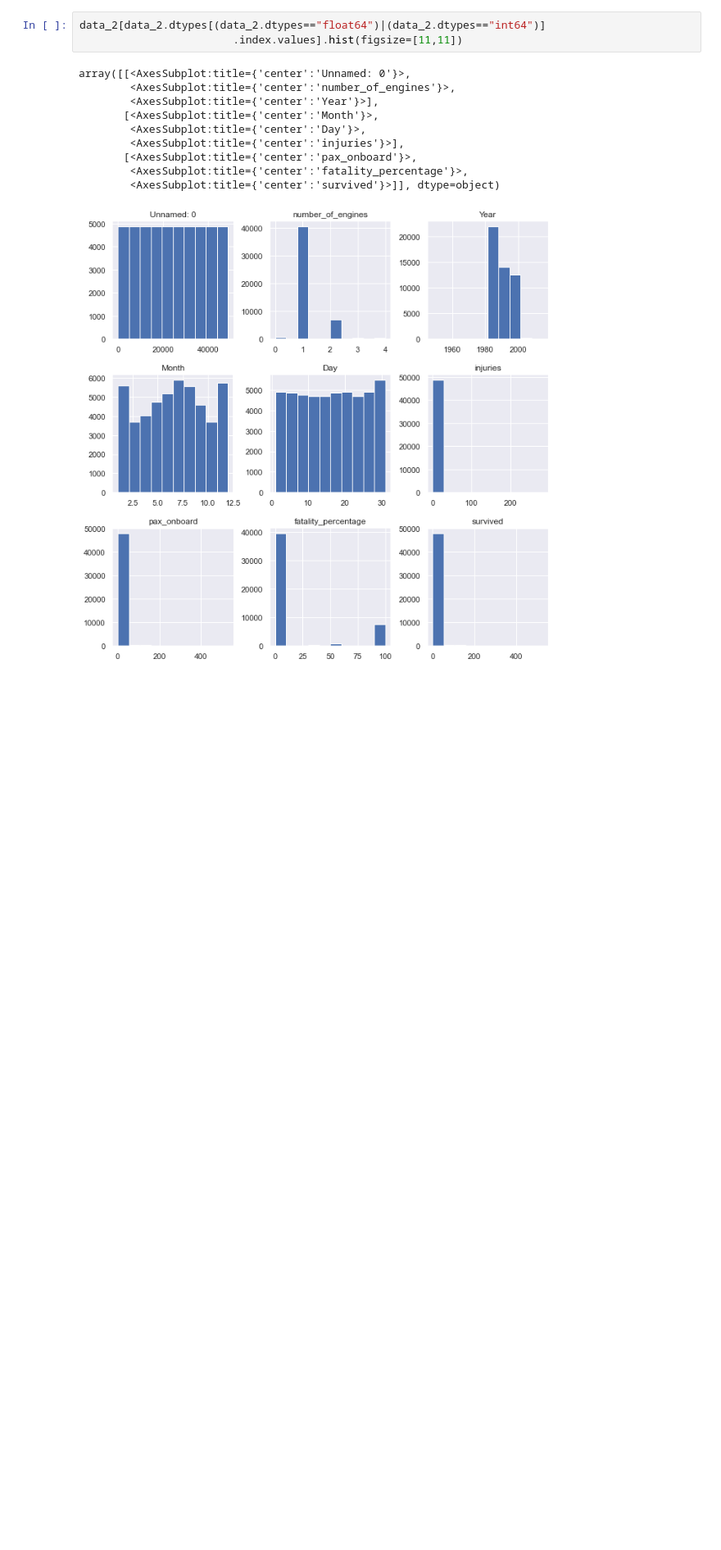
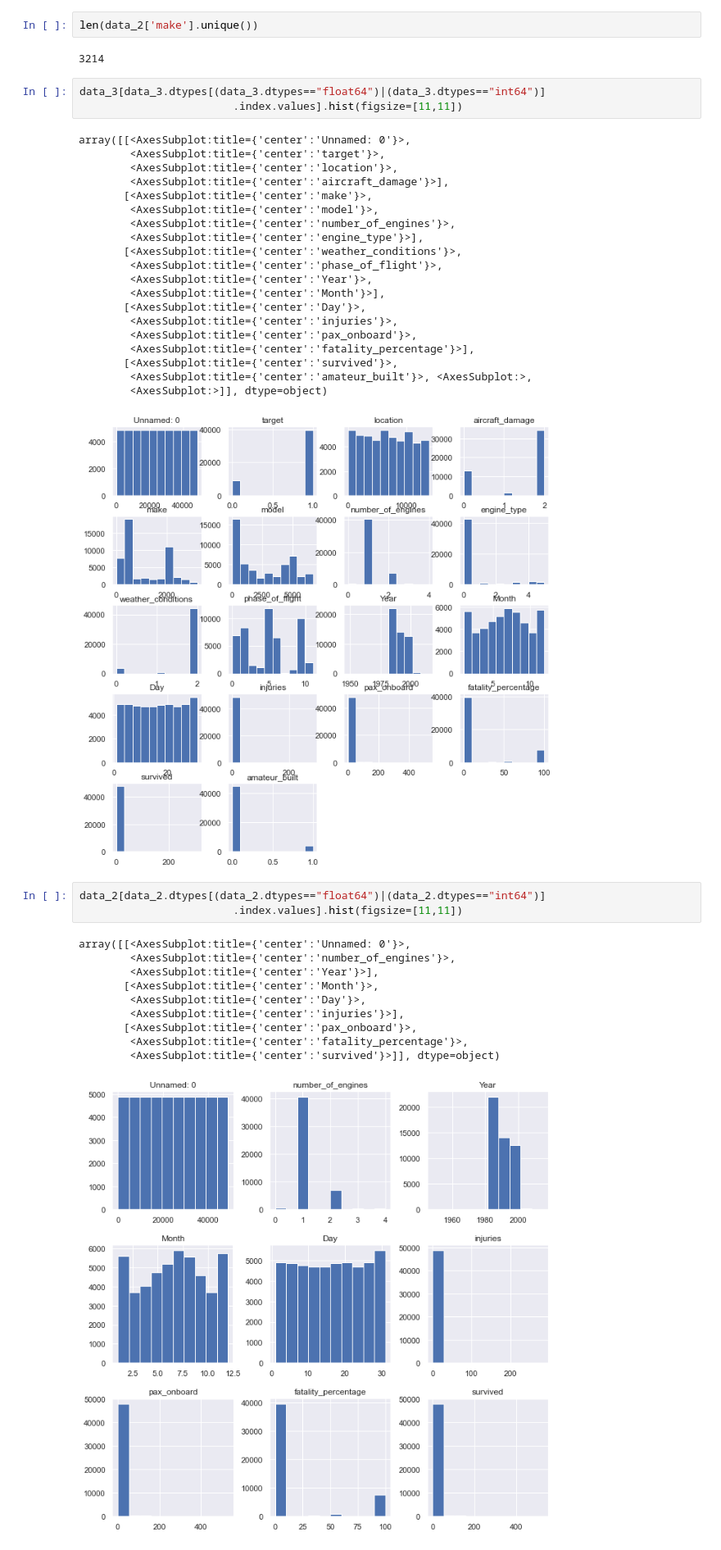
Before and after one commit to reynoso811/ML_Aviation_Safety, a Jupyter notebook: notebooks/visualizations.ipynb, the cells around one changed output. Shown at 82% size. Drawn from its saved outputs; the diff is of its cells as text; blank space fills up the shorter version.

```diff
--- a/notebooks/visualizations.ipynb
+++ b/notebooks/visualizations.ipynb
@@ -45,3 +40,31 @@ dtype: object
+# %%
+len(data_2['make'].unique())
+# %% [output]
+3214
+# %%
+data_3[data_3.dtypes[(data_3.dtypes=="float64")|(data_3.dtypes=="int64")]
+                        .index.values].hist(figsize=[11,11])
+# %% [output]
+array([[<AxesSubplot:title={'center':'Unnamed: 0'}>,
+        <AxesSubplot:title={'center':'target'}>,
+        <AxesSubplot:title={'center':'location'}>,
+        <AxesSubplot:title={'center':'aircraft_damage'}>],
+       [<AxesSubplot:title={'center':'make'}>,
+        <AxesSubplot:title={'center':'model'}>,
+        <AxesSubplot:title={'center':'number_of_engines'}>,
+        <AxesSubplot:title={'center':'engine_type'}>],
+       [<AxesSubplot:title={'center':'weather_conditions'}>,
+        <AxesSubplot:title={'center':'phase_of_flight'}>,
+        <AxesSubplot:title={'center':'Year'}>,
+        <AxesSubplot:title={'center':'Month'}>],
+       [<AxesSubplot:title={'center':'Day'}>,
+        <AxesSubplot:title={'center':'injuries'}>,
+        <AxesSubplot:title={'center':'pax_onboard'}>,
+        <AxesSubplot:title={'center':'fatality_percentage'}>],
+       [<AxesSubplot:title={'center':'survived'}>,
+        <AxesSubplot:title={'center':'amateur_built'}>, <AxesSubplot:>,
+        <AxesSubplot:>]], dtype=object)
+[figure, added]
 # %%
 data_2[data_2.dtypes[(data_2.dtypes=="float64")|(data_2.dtypes=="int64")]
                         .index.values].hist(figsize=[11,11])
```
Also changed, not shown: parts of 16 cells of this notebook, 2 other files.
